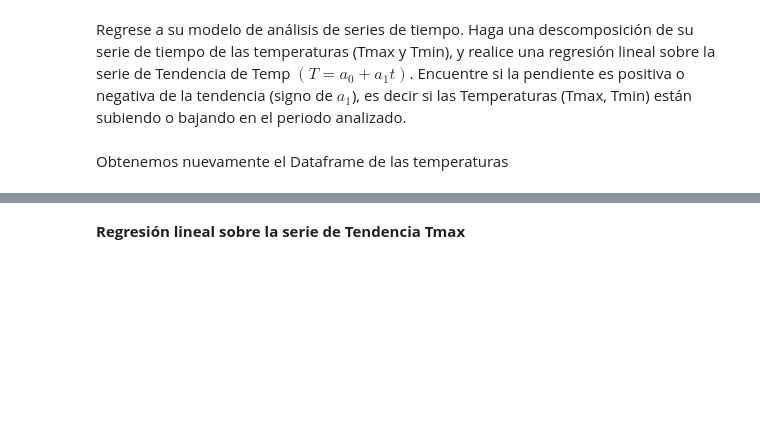
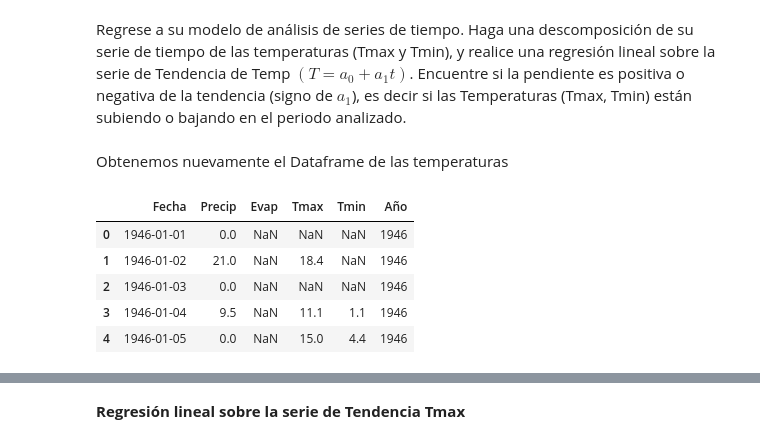
Before and after one commit to eduardxmartinez/FisicaComputacional, a Jupyter notebook: Actividad7/Actividad7.ipynb, the cells around one changed output, grey strips where cells are left out. Drawn from its saved outputs; the diff is of its cells as text; code cells hidden in the pictures; blank space fills up the shorter version.

```diff
--- a/Actividad7/Actividad7.ipynb
+++ b/Actividad7/Actividad7.ipynb
@@ -449,44 +449,43 @@ url = 'https://raw.githubusercontent.com/eduardxmartinez/FisicaComputacional/mas
 # El separador de datos es de uno o más espacios, sep='\s+'
 # Se brincará los primeros 19 renglones y el último, afirmamos que no nay encabezado
 # Se procesan los datos utilizando Python, engine='python'
 my_cols = ['Fecha','Precip','Evap','Tmax','Tmin',]
 df_tkt = pd.read_csv(url, names=my_cols, encoding='cp1251', sep='\s+', header=None, skiprows=19, skipfooter=1, engine='python')
 
 # Hacemos una copia de trabajo y preservamos el dataframe original
 df_tkt0 = df_tkt.copy()
 
 # Cambiamos la palabra nulo por un vacío y verificamos
 str_Nulo = 'Nulo'
 df_tkt1 = df_tkt0.replace(to_replace=str_Nulo, value='', regex=True)
 
 # Convertimos los valores de las variables ambientales a números flotantes y verificamos
 cols_list = ['Precip', 'Evap', 'Tmax', 'Tmin']
 for cols in cols_list:
   df_tkt1[cols] = pd.to_numeric(df_tkt0[cols], errors='coerce')
 
 # Definimos un nuevo dataframe por si hay que regresarse
 df_tkt2 = df_tkt1.copy()
 
 # Se convierte el objeto Fecha a variable fecha que python reconoce
 df_tkt2['Fecha'] = pd.to_datetime(df_tkt2['Fecha'], dayfirst=True).copy()
 
-# Añadimos dos columnas adicionales: df['Año'], df['Mes']
-# Usaremos la función .dt.year y .dt.month para extraer el Año y Mes de la Fecha
+# Añadimos dos columnas adicionales: df['Año']
+# Usaremos la función .dt.year para extraer el Año
 df_tkt2['Año'] = df_tkt2['Fecha'].dt.year
-df_tkt2['Mes'] = df_tkt2['Fecha'].dt.month
+
 
 # Hacemos una copia del trabajo y es con el que trabajaremos para el análisis de datos
 df_meteotkt = df_tkt2.copy()
 
-# Eliminamos la columna de Mes(numérico) y agregamos Mes(caractéres)
-df_meteotkt.drop('Mes', axis=1, inplace=True)
-df_meteotkt['Mes'] = df_meteotkt['Fecha'].dt.strftime('%b')
+# Nueva copia del DataFrame para Series de Tiempo
+df_meteotkt0_ts = df_meteotkt.copy()
 
-# Nueva copia del DataFrame para Series de Tiempo
-df_meteotkt_ts = df_meteotkt.copy()
-
-# Reemplazamos el índice por la variable 'Fecha'
-df_meteotkt_ts = df_meteotkt.set_index('Fecha')
-
-# Seleccionaremos un conjunto de años de 30 años
-df_90 = df_meteotkt_ts[(df_meteotkt_ts['Año'] >= 1990) & (df_meteotkt_ts['Año'] < 2013)]
+df_meteotkt0_ts.head()
+# %% [output]
+|  | Fecha | Precip | Evap | Tmax | Tmin | Año |
+| 0 | 1946-01-01 | 0.0 | NaN | NaN | NaN | 1946 |
+| 1 | 1946-01-02 | 21.0 | NaN | 18.4 | NaN | 1946 |
+| 2 | 1946-01-03 | 0.0 | NaN | NaN | NaN | 1946 |
+| 3 | 1946-01-04 | 9.5 | NaN | 11.1 | 1.1 | 1946 |
+| 4 | 1946-01-05 | 0.0 | NaN | 15.0 | 4.4 | 1946 |
```
Also changed, not shown: parts of 6 cells of this notebook.
